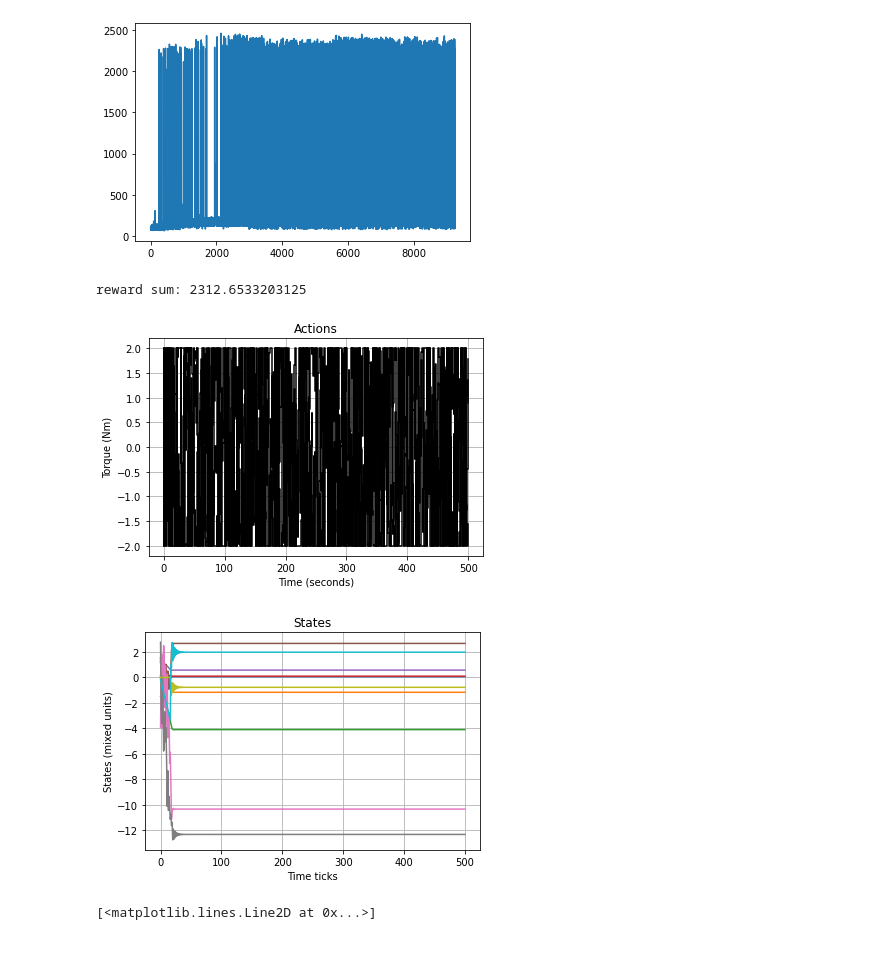
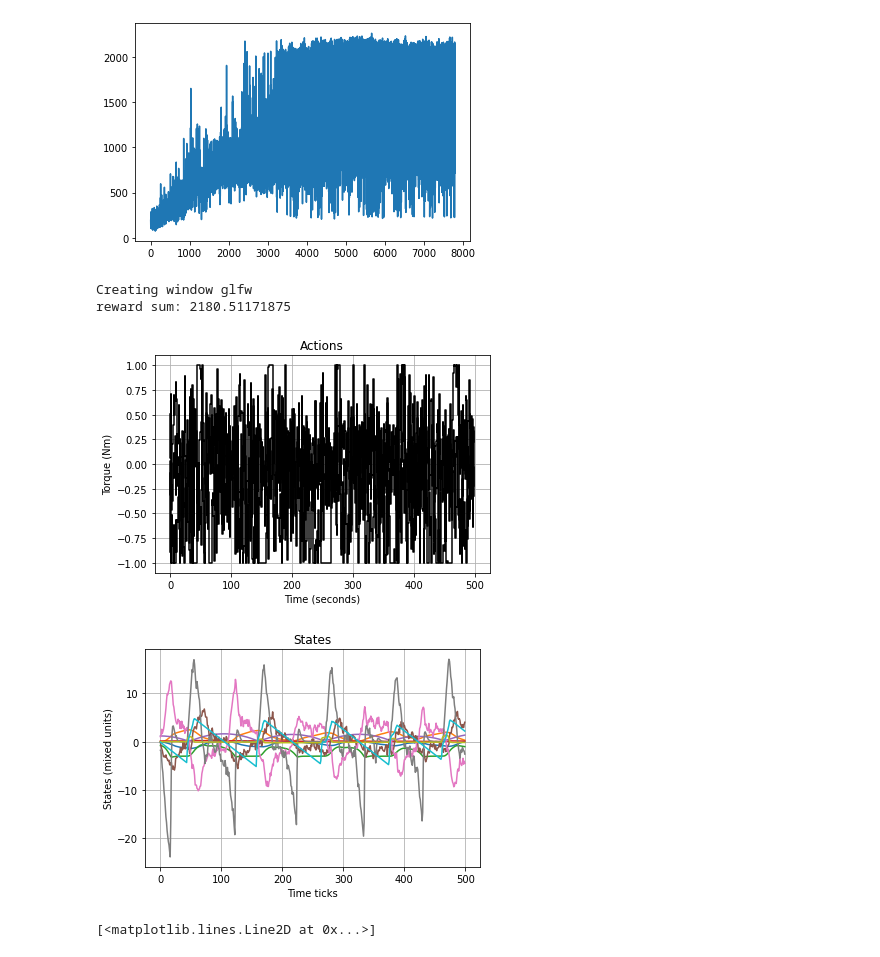
Before and after one commit to sgillen/bball, a Jupyter notebook: python/analysis.ipynb, the cells around one changed output. Cells and saved outputs as stored; diff of their text form; code cells hidden in the pictures.

```diff
--- a/python/analysis.ipynb
+++ b/python/analysis.ipynb
@@ -12,17 +12,21 @@ import matlab
 
 from seagul.plot import smooth_bounded_curve
 from bball3_env import BBall3Env
+from bball3_mj_env import BBall3MJEnv
+from bball3_pb_env import BBall3PBEnv
 
 from stable_baselines import PPO2 as ALGO
 from stable_baselines.results_plotter import load_results
 
-
-env_name = "bball3-v1"
-
+import pybullet as p
 
 def do_rollout_stable(init_point=None, render=False, video=False):
+    env = gym.make(env_name)
     #env = gym.make(env_name, **env_config)
-    env = BBall3Env(**env_config)
+    #env = BBall3Env(**env_config)
+    #env = BBall3MJEnv()
+    #env = BBall3PBEnv()
+
     obs = env.reset()
 
     obs = torch.as_tensor(obs, dtype=torch.float32)
@@ -42,6 +46,10 @@ def do_rollout_stable(init_point=None, render=False, video=False):
         acts = model.predict(obs)[0]
         obs, rew, done, out = env.step(acts)
 
+
+        if render:
+            env.render()
+            time.sleep(.01)
         obs1_list.append(obs)
         obs = torch.as_tensor(obs, dtype=dtype)
 
@@ -53,6 +61,8 @@ def do_rollout_stable(init_point=None, render=False, video=False):
     ep_acts = torch.stack(acts_list)
     ep_rews = torch.stack(rews_list)
 
+    env.close()
+
     return ep_obs1, ep_acts, ep_rews
 # %%
 # %%
@@ -64,7 +74,16 @@ model_list = []
 min_length = float('inf')
 
 
-trial_path = "/home/sgillen/work/bball/python/data_ppo/long0"
+#env_name = "bball3_pb-v0"
+#p.connect(p.GUI)
+#trial_path = "/home/sgillen/work/bball/python/data_ppo/t12"
+#trial_path = "/home/sgillen/work/bball/python/data_ppo/pb_strong0"
+
+
+env_name = "bball3_mj-v0"
+trial_path = "/home/sgillen/work/bball/python/data_ppo/mj_apen2" # seed 0 bounces good
+
+# matlab
 #trial_path = "/home/sgillen/work/bball/python/data_ppo_wc/y_less_tall1"
 #trial_path = "/home/sgillen/work/bball/python/data_ppo_wc/small_ypen"
 #trial_path = "/home/sgillen/work/bball/data_ppo_wc/t2/"  # another balance, y rewards.
@@ -118,7 +137,8 @@ ax.ticklabel_format(axis='x', style='sci', scilimits=(0,0))
 #fig.savefig(script_path + '../figs/reward.png')
 plt.figure()
 
-env = BBall3Env(**env_config)
+#env = BBall3Env(**env_config)
+#p.connect(p.GUI)
 # %% [output]
 Loading a model without an environment, this model cannot be trained until it has a valid environment.
 Loading a model without an environment, this model cannot be trained until it has a valid environment.
@@ -133,37 +154,38 @@ Loading a model without an environment, this model cannot be trained until it ha
 # %%
-trial_num = 1
+trial_num = 0
 
 model = model_list[trial_num]
 df = df_list[trial_num]
 
 plt.plot(df['r']); plt.show()
 
-obs_hist, act_hist, rew_hist = do_rollout_stable()
+obs_hist, act_hist, rew_hist = do_rollout_stable(render=True)
 
 
 print(f"reward sum: {sum(rew_hist)}")
 
 plt.step([i for i in range(act_hist.shape[0])], act_hist, 'k')
 plt.title('Actions')
 plt.xlabel('Time (seconds)')
 plt.ylabel('Torque (Nm)')
 plt.grid()
 #plt.savefig(script_path + '../figs/act_hist.png')
 plt.show(); plt.figure()
 
 plt.plot(obs_hist)
 
 plt.title('States')
 plt.xlabel('Time ticks')
 plt.ylabel('States (mixed units)')
 plt.grid()
 #plt.savefig(script_path + '../figs/obs_hist.png')
 plt.show()
 # %% [output]
-[figure, old version]
+[figure, new version]
-reward sum: 2312.6533203125
+Creating window glfw
+reward sum: 2180.51171875
-[figure, old version]
+[figure, new version]
-[figure, old version]
+[figure, new version]
 # %%
 env.eng.clf()
 obs_list = []
```
Also changed, not shown: parts of 1 cell of this notebook, 10 other files.
